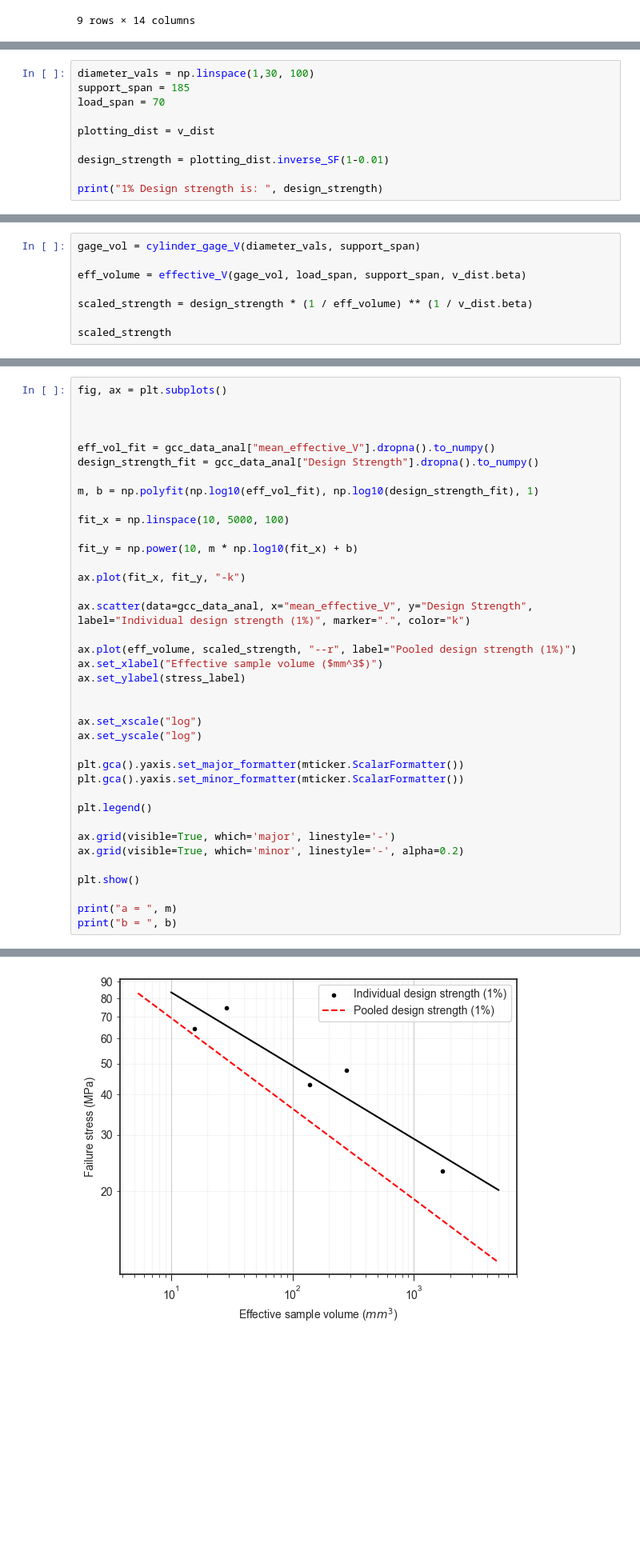
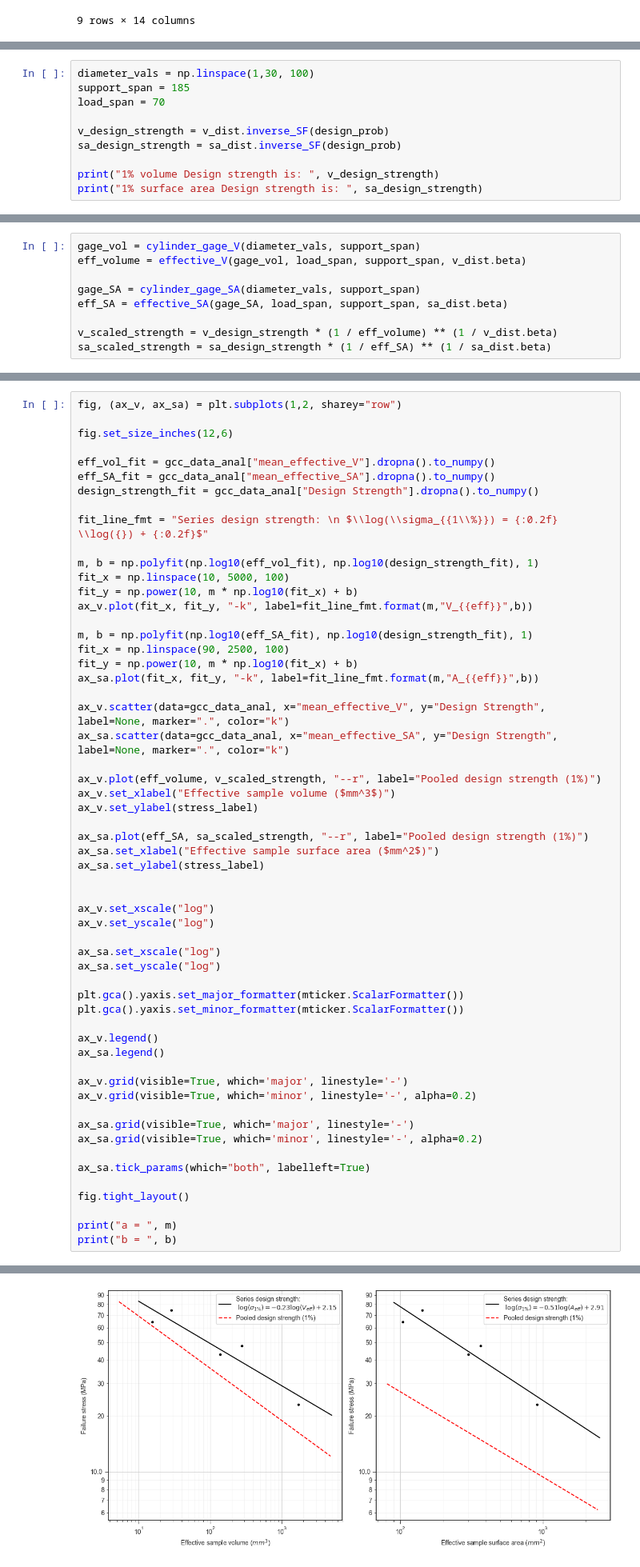
Before and after one commit to Mackus101/GlassMechAnalysis, a Jupyter notebook: analyse.ipynb, the cells around one changed output, grey strips where cells are left out. Shown at 80% size. Cells and saved outputs as stored; diff of their text form; blank space fills up the shorter version.

Commit message:
Surface area for final plot

```diff
--- a/analyse.ipynb
+++ b/analyse.ipynb
@@ -847,9 +847,9 @@ diameter_vals = np.linspace(1,30, 100)
 support_span = 185
 load_span = 70
 
-plotting_dist = v_dist
+v_design_strength = v_dist.inverse_SF(design_prob)
+sa_design_strength = sa_dist.inverse_SF(design_prob)
 
-design_strength = plotting_dist.inverse_SF(1-0.01)
-
-print("1% Design strength is: ", design_strength)
+print("1% volume Design strength is: ", v_design_strength)
+print("1% surface area Design strength is: ", sa_design_strength)
 # %% [output]
@@ -857,8 +858,9 @@ print("1% Design strength is: ", design_strength)
 # %%
 gage_vol = cylinder_gage_V(diameter_vals, support_span)
-
 eff_volume = effective_V(gage_vol, load_span, support_span, v_dist.beta)
 
-scaled_strength = design_strength * (1 / eff_volume) ** (1 / v_dist.beta)
+gage_SA = cylinder_gage_SA(diameter_vals, support_span)
+eff_SA = effective_SA(gage_SA, load_span, support_span, sa_dist.beta)
 
-scaled_strength
+v_scaled_strength = v_design_strength * (1 / eff_volume) ** (1 / v_dist.beta)
+sa_scaled_strength = sa_design_strength * (1 / eff_SA) ** (1 / sa_dist.beta)
@@ -886,38 +933,57 @@ array([82.8103457 , 71.62201043, 63.8172601 , 57.98928291, 53.43130198,
 # %%
-fig, ax = plt.subplots()
+fig, (ax_v, ax_sa) = plt.subplots(1,2, sharey="row")
+
+fig.set_size_inches(12,6)
+
+eff_vol_fit = gcc_data_anal["mean_effective_V"].dropna().to_numpy()
+eff_SA_fit = gcc_data_anal["mean_effective_SA"].dropna().to_numpy()
+design_strength_fit = gcc_data_anal["Design Strength"].dropna().to_numpy()
+
+fit_line_fmt = "Series design strength: \n $\\log(\\sigma_{{1\\%}}) = {:0.2f} \\log({}) + {:0.2f}$"
+
+m, b = np.polyfit(np.log10(eff_vol_fit), np.log10(design_strength_fit), 1)
+fit_x = np.linspace(10, 5000, 100)
+fit_y = np.power(10, m * np.log10(fit_x) + b)
+ax_v.plot(fit_x, fit_y, "-k", label=fit_line_fmt.format(m,"V_{{eff}}",b))
+
+m, b = np.polyfit(np.log10(eff_SA_fit), np.log10(design_strength_fit), 1)
+fit_x = np.linspace(90, 2500, 100)
+fit_y = np.power(10, m * np.log10(fit_x) + b)
+ax_sa.plot(fit_x, fit_y, "-k", label=fit_line_fmt.format(m,"A_{{eff}}",b))
+
+ax_v.scatter(data=gcc_data_anal, x="mean_effective_V", y="Design Strength", label=None, marker=".", color="k")
+ax_sa.scatter(data=gcc_data_anal, x="mean_effective_SA", y="Design Strength", label=None, marker=".", color="k")
+
+ax_v.plot(eff_volume, v_scaled_strength, "--r", label="Pooled design strength (1%)")
+ax_v.set_xlabel("Effective sample volume ($mm^3$)")
+ax_v.set_ylabel(stress_label)
+
+ax_sa.plot(eff_SA, sa_scaled_strength, "--r", label="Pooled design strength (1%)")
+ax_sa.set_xlabel("Effective sample surface area ($mm^2$)")
+ax_sa.set_ylabel(stress_label)
 
 
+ax_v.set_xscale("log")
+ax_v.set_yscale("log")
 
-eff_vol_fit = gcc_data_anal["mean_effective_V"].dropna().to_numpy()
-design_strength_fit = gcc_data_anal["Design Strength"].dropna().to_numpy()
-
-m, b = np.polyfit(np.log10(eff_vol_fit), np.log10(design_strength_fit), 1)
-
-fit_x = np.linspace(10, 5000, 100)
-
-fit_y = np.power(10, m * np.log10(fit_x) + b)
-
-ax.plot(fit_x, fit_y, "-k")
-
-ax.scatter(data=gcc_data_anal, x="mean_effective_V", y="Design Strength", label="Individual design strength (1%)", marker=".", color="k")
-
-ax.plot(eff_volume, scaled_strength, "--r", label="Pooled design strength (1%)")
-ax.set_xlabel("Effective sample volume ($mm^3$)")
-ax.set_ylabel(stress_label)
-
-
-ax.set_xscale("log")
-ax.set_yscale("log")
+ax_sa.set_xscale("log")
+ax_sa.set_yscale("log")
 
 plt.gca().yaxis.set_major_formatter(mticker.ScalarFormatter())
 plt.gca().yaxis.set_minor_formatter(mticker.ScalarFormatter())
 
-plt.legend()
+ax_v.legend()
+ax_sa.legend()
 
-ax.grid(visible=True, which='major', linestyle='-')
-ax.grid(visible=True, which='minor', linestyle='-', alpha=0.2)
+ax_v.grid(visible=True, which='major', linestyle='-')
+ax_v.grid(visible=True, which='minor', linestyle='-', alpha=0.2)
 
-plt.show()
+ax_sa.grid(visible=True, which='major', linestyle='-')
+ax_sa.grid(visible=True, which='minor', linestyle='-', alpha=0.2)
+
+ax_sa.tick_params(which="both", labelleft=True)
+
+fig.tight_layout()
 
 print("a = ", m)
 print("b = ", b)
@@ -925 +993 @@ print("b = ", b)
-[figure, old version]
+[figure, new version]
```
Also changed, not shown: parts of 6 cells of this notebook, 1 other file.
